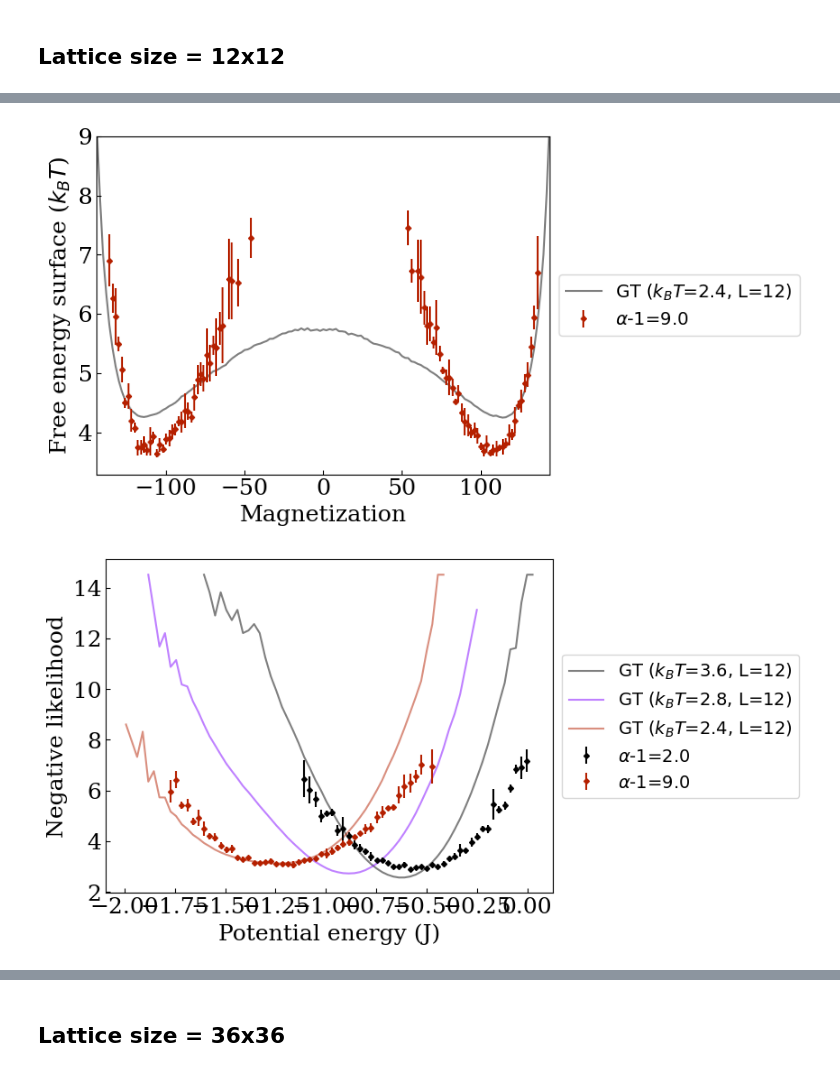
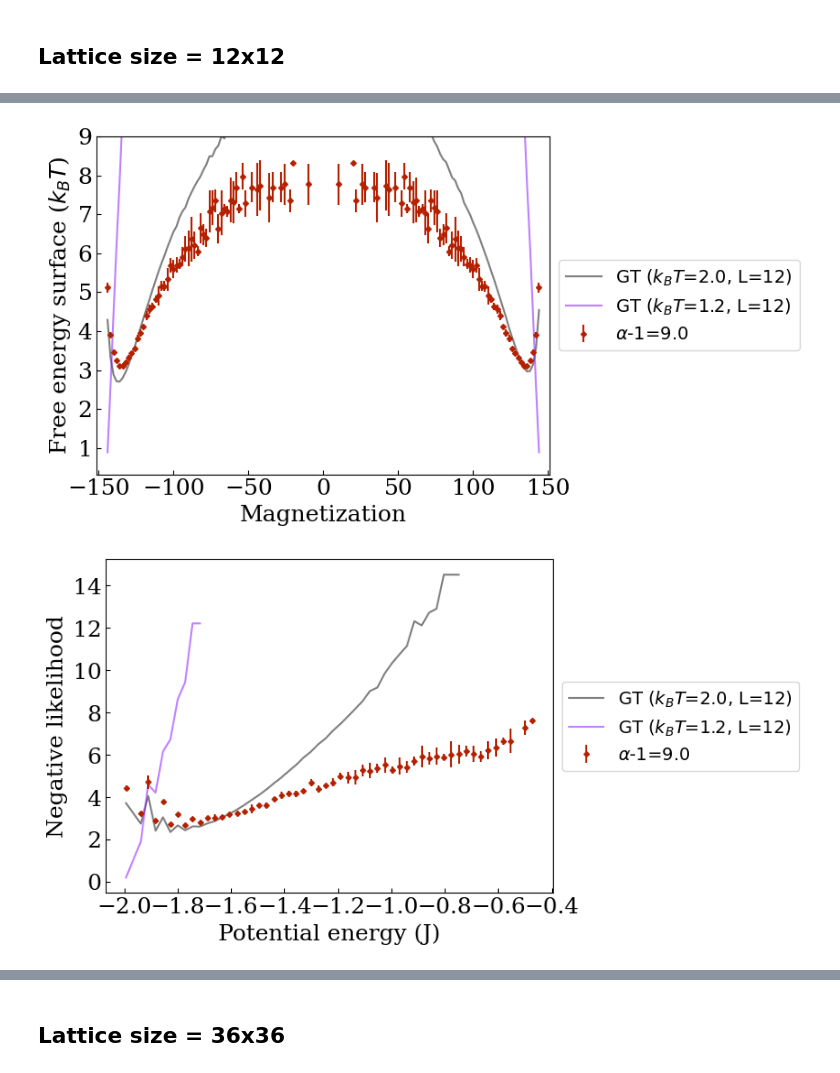
Before and after one commit to tuoping/alchemicalFES, a Jupyter notebook: src/figs/makefig.ipynb, the cells around one changed output, grey strips where cells are left out. Cells and saved outputs as stored; diff of their text form; code cells hidden in the pictures.

```diff
--- a/src/figs/makefig.ipynb
+++ b/src/figs/makefig.ipynb
@@ -286,11 +467,14 @@ Pred_dict_c1_latt12, difftime_list = read_prediction("clf/guidanceEM/val_baselin
+# %%
+# Pred_dict_c1_latt12, difftime_list = read_prediction("val_baseline_latt12x12/epoch209_IntStep640_AMax10_clsT2.2L12c_scoreG0.55_dfreq8_uncondm2/g0", (12,12))
+Pred_dict_c1_latt12, difftime_list = read_prediction("val_baseline_latt12x12/epoch209_IntStep640_AMax10_clsT2.8L12c_tilt0.25_dfreq8_uncondm5/tilt0.24/g0", (12,12))
 # %%
 calc_expectation_potenergy(Pred_dict_c1_latt12, difftime_list)
 # %%
-plot_magn(Pred_dict_c1_latt12, Reference_dict_latt12, 12, Reference_Tlist=[2.4], diffstep_list=[-1], ylimit=(None, 9))
+plot_magn(Pred_dict_c1_latt12, Reference_dict_latt12, 12, Reference_Tlist=[2.0, 1.2], diffstep_list=[-1], ylimit=(None, 9))
 # %% [output]
-[figure, old version]
+[figure, new version]
 # %%
-plot_potenergy(Pred_dict_c1_latt12, Reference_dict_potE_latt12, 12, Reference_Tlist=[3.6, 2.8, 2.4])
+plot_potenergy(Pred_dict_c1_latt12, Reference_dict_potE_latt12, 12, Reference_Tlist=[2.0, 1.2], diffstep_list=[-1])
 # %% [output]
-[figure, old version]
+[figure, new version]
 # %%
```
Also changed, not shown: parts of 109 cells of this notebook, 7 other files.
